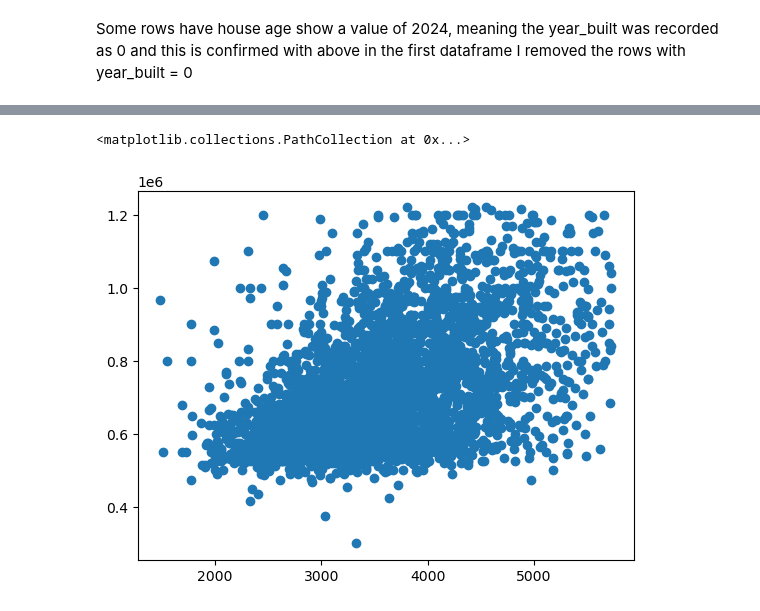
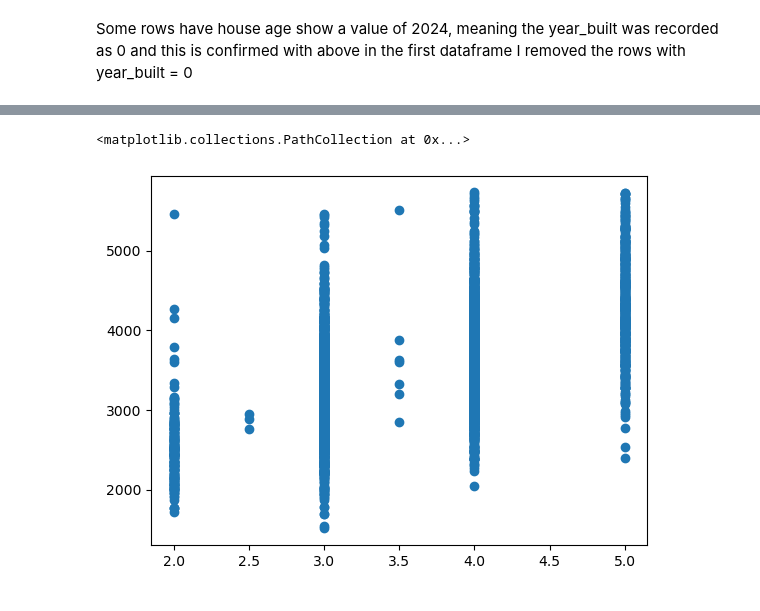
Before and after one commit to ItsOyondi/TC-Data-Cleaning-Project1, a Jupyter notebook: Assign1_C_EDA.ipynb, the cells around one changed output, grey strips where cells are left out. Drawn from its saved outputs; the diff is of its cells as text; code cells hidden in the pictures.

```diff
--- a/Assign1_C_EDA.ipynb
+++ b/Assign1_C_EDA.ipynb
@@ -420,5 +440,5 @@ df10.shape
-# %%
-plt.scatter(df10.sqrt_ft, df10.sold_price)
-# %% [output]
-<matplotlib.collections.PathCollection at 0x...>
-[figure, removed]
+# %%
+plt.scatter(df10.bathrooms, df10.sqrt_ft)
+# %% [output]
+<matplotlib.collections.PathCollection at 0x...>
+[figure, added]
```
Also changed, not shown: parts of 42 cells of this notebook, 1 other file.
